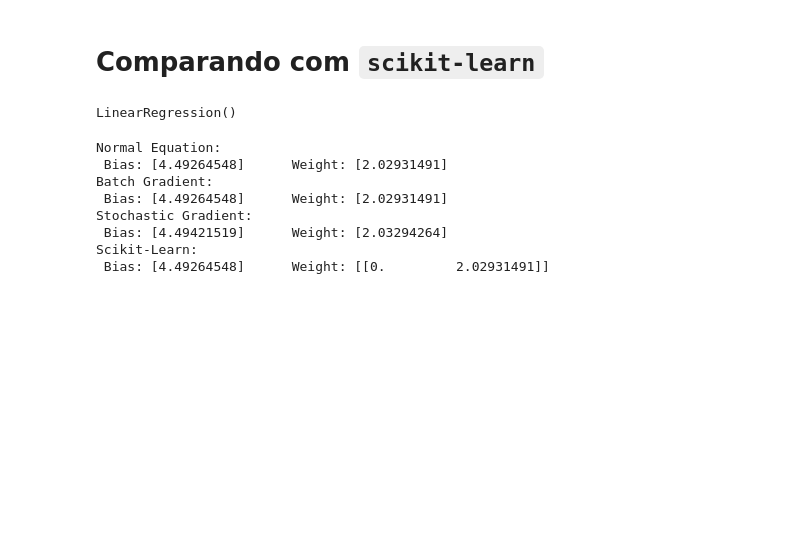
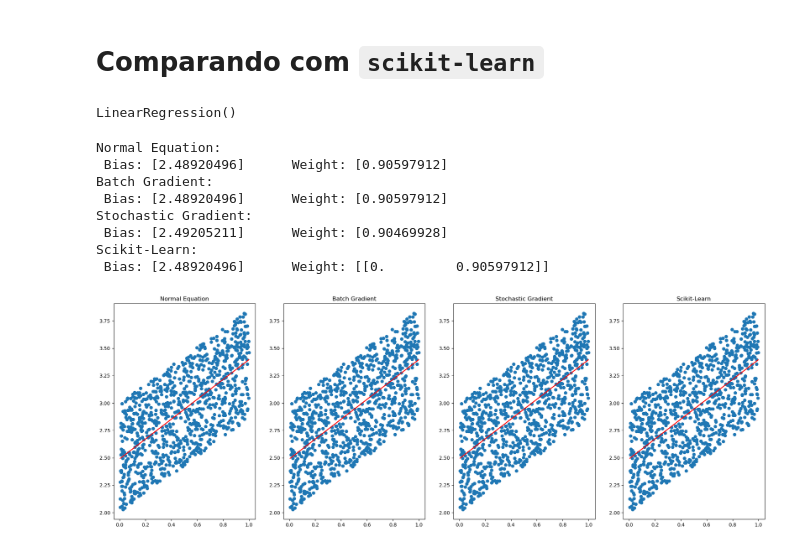
Before and after one commit to americanlucas/machine-learning, a Jupyter notebook: linear_regression.ipynb, the cells around one changed output. Cells and saved outputs as stored; diff of their text form; code cells hidden in the pictures; blank space fills up the shorter version.

Commit message:
fix: linear predict
Ao invés de fazer a previsão, o modelo estava se retreinando

```diff
--- a/linear_regression.ipynb
+++ b/linear_regression.ipynb
@@ -100,5 +90,5 @@ class BatchGradient():
 # %%
 batch_model = BatchGradient()
 # %%
-batch_model.fit(X_, y)
+batch_model.fit(X_train, y_train)
 # %% [output]
@@ -137,17 +123,11 @@ class StochasticGradient():
                 self.theta = self.theta - eta * gradients
         return self.theta
 
-    def predict(self, X, y):
-        return X @ self.fit(X_, y)
-
-    def reg_plot(self, X, X_, y):
-        plt.plot(X, self.predict(X_, y), 'r-')
-        plt.plot(X, y, 'b.')
-        plt.xlabel(r'$\theta_0$')
-        plt.ylabel(r'$\theta_1$')
-        plt.show()
+    def predict(self, X):
+        theta = np.hstack((self.theta))
+        return X @ theta.T
 # %%
 stochastic_model = StochasticGradient()
 # %%
-stochastic_model.fit(X_, y)
+stochastic_model.fit(X_train, y_train)
 # %% [output]
@@ -164,7 +140,7 @@ stochastic_model.reg_plot(X, X_, y)
 # %%
 sk_model = LinearRegression()
 # %%
-sk_model.fit(X_, y)
+sk_model.fit(X_train, y_train)
 # %% [output]
 LinearRegression()
 # %%
@@ -172,14 +148,36 @@ y_pred_sk = sk_model.predict(X_)
 # %%
-print(f'Normal Equation: \n Bias: {normal_model.fit(X_, y)[0]} \t Weight: {normal_model.fit(X_, y)[1]}')
-print(f'Batch Gradient: \n Bias: {batch_model.fit(X_, y)[0]} \t Weight: {batch_model.fit(X_, y)[1]}')
-print(f'Stochastic Gradient: \n Bias: {stochastic_model.fit(X_, y)[0]} \t Weight: {stochastic_model.fit(X_, y)[1]}')
+print(f'Normal Equation: \n Bias: {normal_model.fit(X_train, y_train)[0]} \t Weight: {normal_model.fit(X_train, y_train)[1]}')
+print(f'Batch Gradient: \n Bias: {batch_model.fit(X_train, y_train)[0]} \t Weight: {batch_model.fit(X_train, y_train)[1]}')
+print(f'Stochastic Gradient: \n Bias: {stochastic_model.fit(X_train, y_train)[0]} \t Weight: {stochastic_model.fit(X_train, y_train)[1]}')
 print(f'Scikit-Learn: \n Bias: {sk_model.intercept_} \t Weight: {sk_model.coef_}')
 # %% [output]
 Normal Equation:
- Bias: [4.49264548]      Weight: [2.02931491]
+ Bias: [2.48920496]      Weight: [0.90597912]
 Batch Gradient:
- Bias: [4.49264548]      Weight: [2.02931491]
+ Bias: [2.48920496]      Weight: [0.90597912]
 Stochastic Gradient:
- Bias: [4.49421519]      Weight: [2.03294264]
+ Bias: [2.49205211]      Weight: [0.90469928]
 Scikit-Learn:
- Bias: [4.49264548]      Weight: [[0.         2.02931491]]
+ Bias: [2.48920496]      Weight: [[0.         0.90597912]]
+# %%
+fig, axes = plt.subplots(1, 4, figsize=(24,8))
+
+axes[0].plot(X, normal_model.predict(X_plot), 'r-')
+axes[0].scatter(X, y)
+axes[0].set_title('Normal Equation')
+
+axes[1].plot(X, batch_model.predict(X_plot), 'r-')
+axes[1].scatter(X, y)
+axes[1].set_title('Batch Gradient')
+
+axes[2].plot(X, stochastic_model.predict(X_plot), 'r-')
+axes[2].scatter(X, y)
+axes[2].set_title('Stochastic Gradient')
+
+axes[3].plot(X, sk_model.predict(X_plot), 'r-')
+axes[3].scatter(X, y)
+axes[3].set_title('Scikit-Learn')
+
+plt.show()
+# %% [output]
+[figure, added]
```
Also changed, not shown: parts of 17 cells of this notebook.
